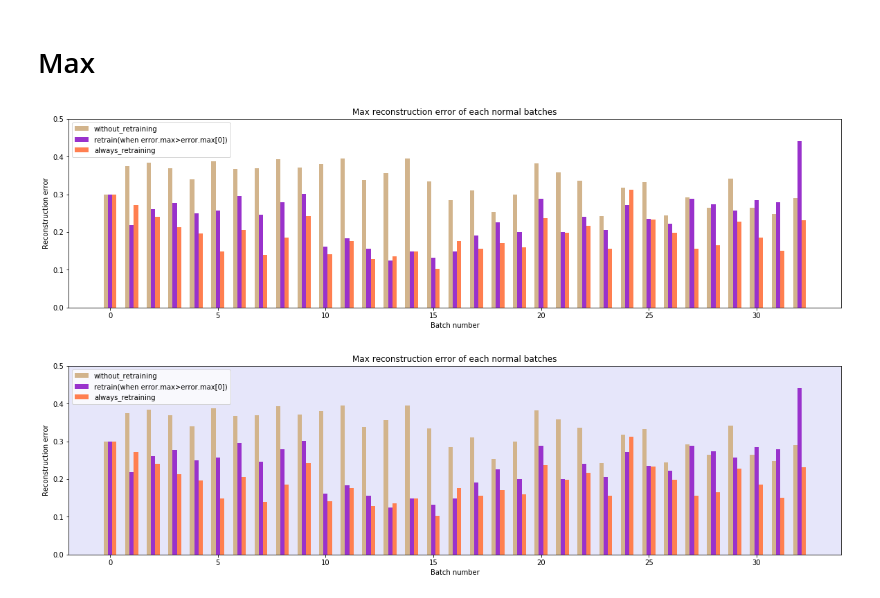
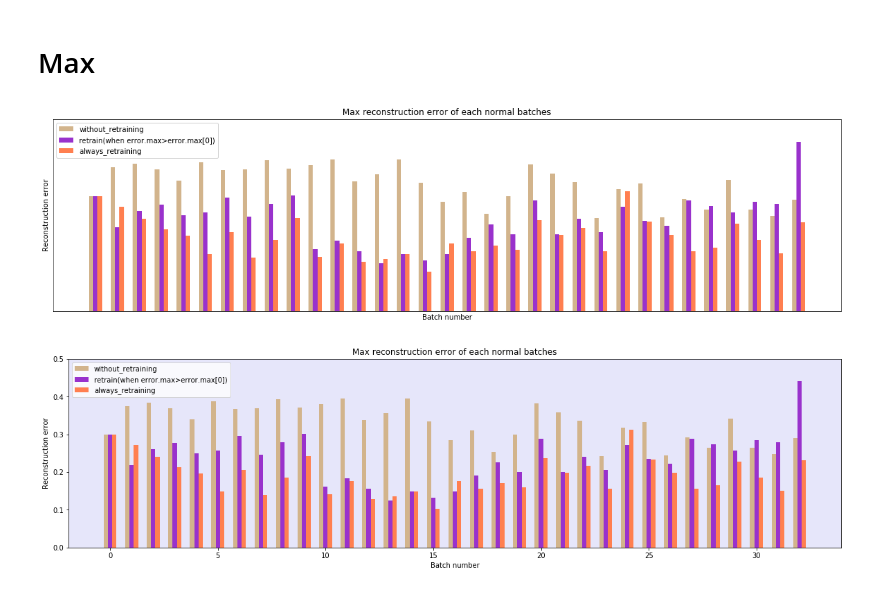
Before and after one commit to binli826/LSTM-Autoencoders, a Jupyter notebook: src/Synthetic example/Synthetic example analysis.ipynb, the cells around one changed output. Saved outputs shown, nothing was run; the diff lists cells and outputs as text; code cells hidden in the pictures.

```diff
--- a/src/Synthetic example/Synthetic example analysis.ipynb
+++ b/src/Synthetic example/Synthetic example analysis.ipynb
@@ -67,23 +67,24 @@ plt.show()
 # %%
 plt.figure(figsize=(20,5))
 #ax = plt.subplot(111,axisbg='lavender')
 ax = plt.subplot(111)
 x = np.array((range(with_error_n.shape[0])))
 ax.bar(x-0.2,without_error_n['max'],width=0.2,color='tan',align='center',label='without_retraining')
 ax.bar(x,p1_error_n['max'],width=0.2,color='darkorchid',align='center',label='retrain(when error.max>error.max[0])')
 ax.bar(x+0.2,with_error_n['max'],width=0.2,color='coral',align='center',label='always_retraining')
 
 #pd.Series(np.ones(p1_error_n['max'].size)*p1_error_n['max'][0]).plot(label='error.max[0]',color='grey')
 #ax.autoscale(tight=True)
 plt.legend()
 plt.ylim(0,0.5)
 plt.xlabel("Batch number")
 plt.ylabel("Reconstruction error")
 plt.title("Max reconstruction error of each normal batches")
-
+plt.yticks([])
+plt.xticks([])
 plt.show()
 # %% [output]
-[figure, old version]
+[figure, new version]
 # %%
 plt.figure(figsize=(20,5))
 ax = plt.subplot(111,axisbg='lavender')
```
Also changed, not shown: parts of 1 cell of this notebook, 10 other files.
